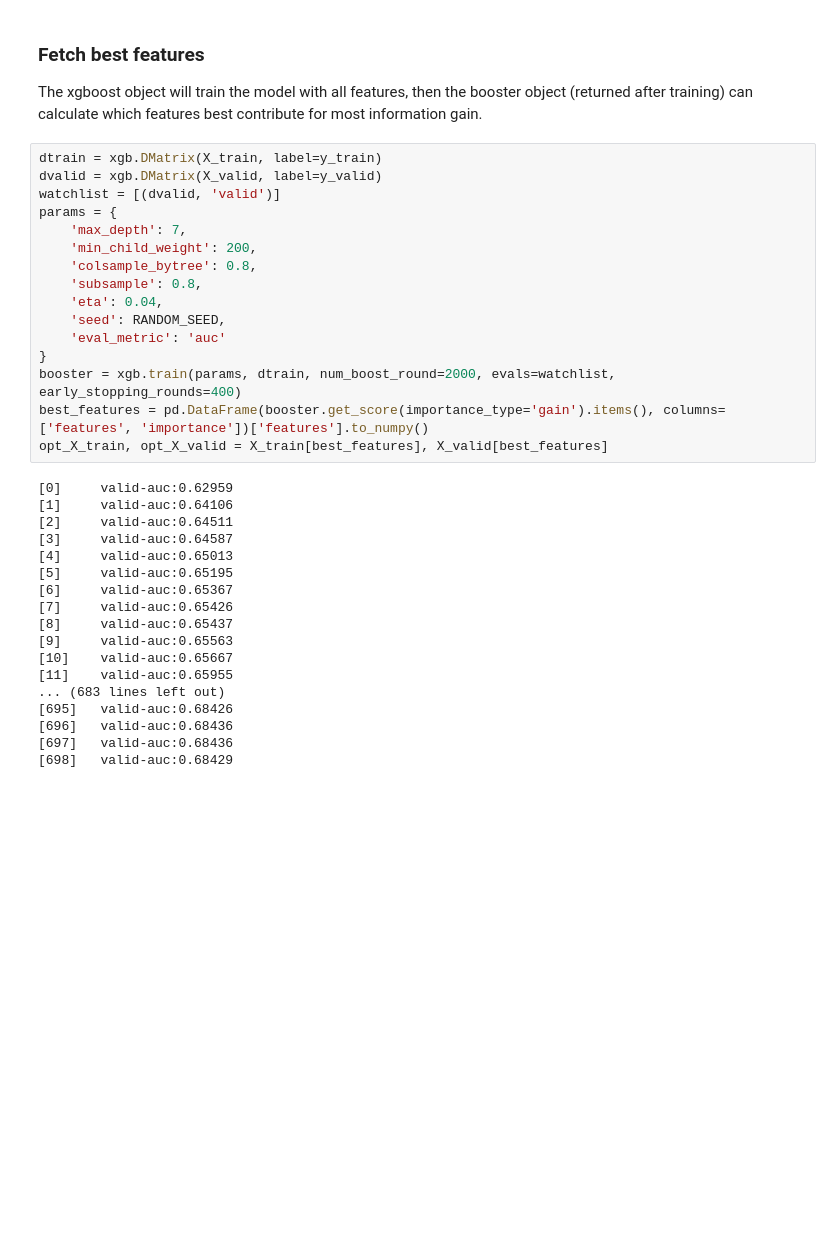
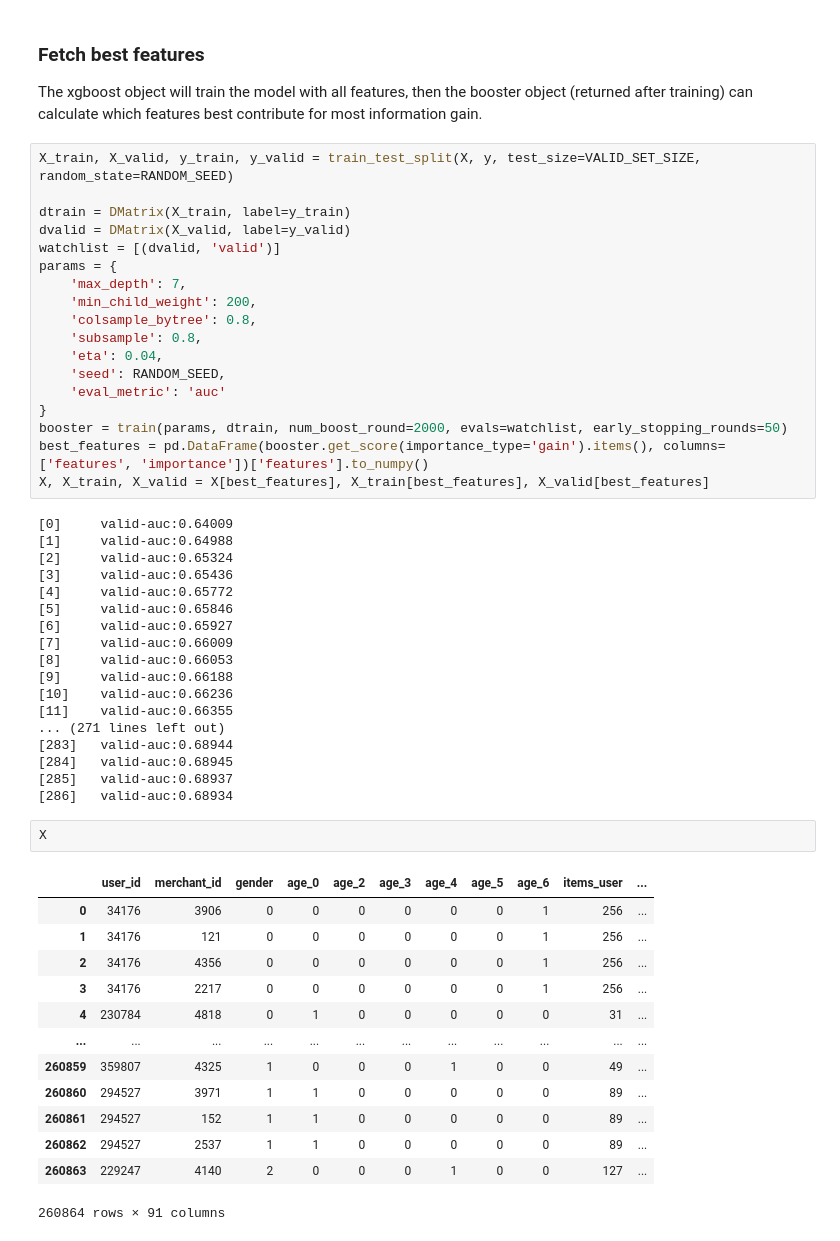
Before and after one commit to atfortes/Repeat-Buyers-Prediction, a Jupyter notebook: tmall.ipynb, the cells around one changed output. Cells and saved outputs as stored; diff of their text form; blank space fills up the shorter version.

```diff
--- a/tmall.ipynb
+++ b/tmall.ipynb
@@ -257,8 +294,10 @@ X_train
 ### Fetch best features
 The xgboost object will train the model with all features, then the booster object (returned after training) can calculate which features best contribute for most information gain.
 # %%
-dtrain = xgb.DMatrix(X_train, label=y_train)
-dvalid = xgb.DMatrix(X_valid, label=y_valid)
+X_train, X_valid, y_train, y_valid = train_test_split(X, y, test_size=VALID_SET_SIZE, random_state=RANDOM_SEED)
+
+dtrain = DMatrix(X_train, label=y_train)
+dvalid = DMatrix(X_valid, label=y_valid)
 watchlist = [(dvalid, 'valid')]
 params = {
     'max_depth': 7,
@@ -269,24 +308,40 @@ params = {
     'seed': RANDOM_SEED,
     'eval_metric': 'auc'
 }
-booster = xgb.train(params, dtrain, num_boost_round=2000, evals=watchlist, early_stopping_rounds=400)
+booster = train(params, dtrain, num_boost_round=2000, evals=watchlist, early_stopping_rounds=50)
 best_features = pd.DataFrame(booster.get_score(importance_type='gain').items(), columns=['features', 'importance'])['features'].to_numpy()
-opt_X_train, opt_X_valid = X_train[best_features], X_valid[best_features]
+X, X_train, X_valid = X[best_features], X_train[best_features], X_valid[best_features]
 # %% [output]
-[0]     valid-auc:0.62959
-[1]     valid-auc:0.64106
-[2]     valid-auc:0.64511
-[3]     valid-auc:0.64587
-[4]     valid-auc:0.65013
-[5]     valid-auc:0.65195
-[6]     valid-auc:0.65367
-[7]     valid-auc:0.65426
-[8]     valid-auc:0.65437
-[9]     valid-auc:0.65563
-[10]    valid-auc:0.65667
-[11]    valid-auc:0.65955
-... (683 lines left out)
-[695]   valid-auc:0.68426
-[696]   valid-auc:0.68436
-[697]   valid-auc:0.68436
-[698]   valid-auc:0.68429
+[0]     valid-auc:0.64009
+[1]     valid-auc:0.64988
+[2]     valid-auc:0.65324
+[3]     valid-auc:0.65436
+[4]     valid-auc:0.65772
+[5]     valid-auc:0.65846
+[6]     valid-auc:0.65927
+[7]     valid-auc:0.66009
+[8]     valid-auc:0.66053
+[9]     valid-auc:0.66188
+[10]    valid-auc:0.66236
+[11]    valid-auc:0.66355
+... (271 lines left out)
+[283]   valid-auc:0.68944
+[284]   valid-auc:0.68945
+[285]   valid-auc:0.68937
+[286]   valid-auc:0.68934
+# %%
+X
+# %% [output]
+|  | user_id | merchant_id | gender | age_0 | age_2 | age_3 | age_4 | age_5 | age_6 | items_user | ... |
+| 0 | 34176 | 3906 | 0 | 0 | 0 | 0 | 0 | 0 | 1 | 256 | ... |
+| 1 | 34176 | 121 | 0 | 0 | 0 | 0 | 0 | 0 | 1 | 256 | ... |
+| 2 | 34176 | 4356 | 0 | 0 | 0 | 0 | 0 | 0 | 1 | 256 | ... |
+| 3 | 34176 | 2217 | 0 | 0 | 0 | 0 | 0 | 0 | 1 | 256 | ... |
+| 4 | 230784 | 4818 | 0 | 1 | 0 | 0 | 0 | 0 | 0 | 31 | ... |
+| ... | ... | ... | ... | ... | ... | ... | ... | ... | ... | ... | ... |
+| 260859 | 359807 | 4325 | 1 | 0 | 0 | 0 | 1 | 0 | 0 | 49 | ... |
+| 260860 | 294527 | 3971 | 1 | 1 | 0 | 0 | 0 | 0 | 0 | 89 | ... |
+| 260861 | 294527 | 152 | 1 | 1 | 0 | 0 | 0 | 0 | 0 | 89 | ... |
+| 260862 | 294527 | 2537 | 1 | 1 | 0 | 0 | 0 | 0 | 0 | 89 | ... |
+| 260863 | 229247 | 4140 | 2 | 0 | 0 | 0 | 1 | 0 | 0 | 127 | ... |
+260864 rows × 91 columns
```
Also changed, not shown: parts of 34 cells of this notebook.
